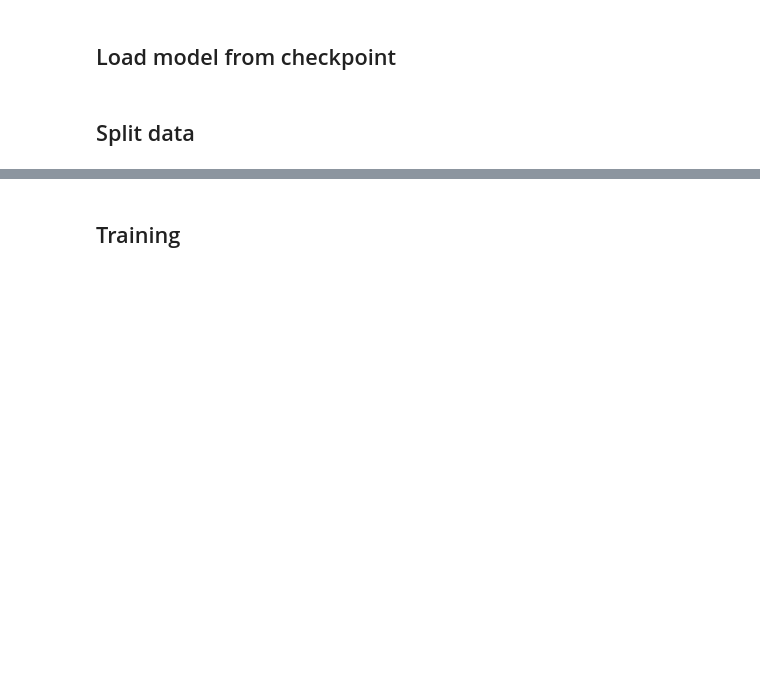
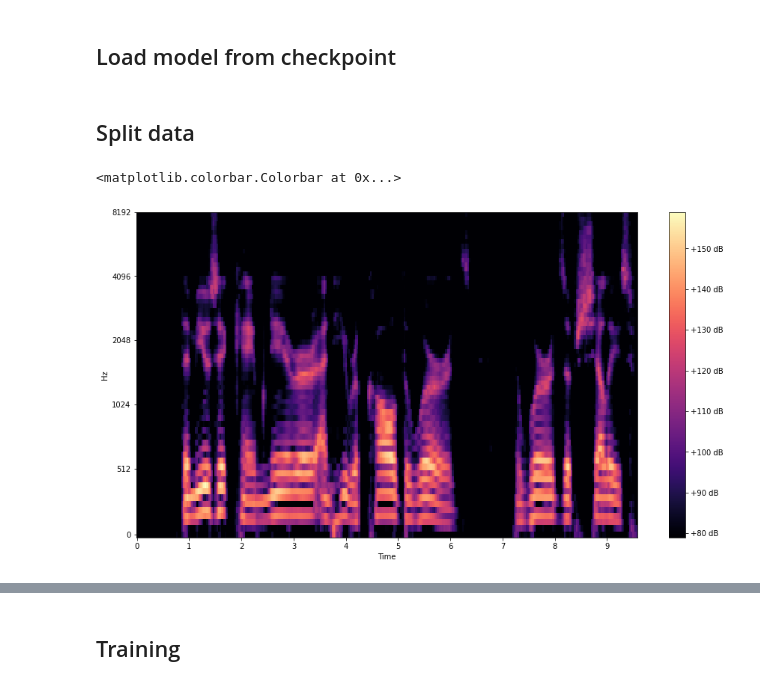
Before and after one commit to timurkakhanovich/ASR, a Jupyter notebook: quatznet.ipynb, the cells around one changed output, grey strips where cells are left out. Cells and saved outputs as stored; diff of their text form; code cells hidden in the pictures; blank space fills up the shorter version.

```diff
--- a/quatznet.ipynb
+++ b/quatznet.ipynb
@@ -65,7 +104,7 @@ class ASRProcessor(object):
 ## Dataset
 # %%
 class LibriDataset(Dataset):
-    def __init__(self, processor, root='', split='val', max_length=150):
+    def __init__(self, processor, root='', split='dev-clean'):
         assert split in ['dev-clean', 'dev-other', 'test-clean', 'test-other', 'train-clean-100'], \
                 'Split error!'
 
@@ -108,7 +147,7 @@ class LibriDataset(Dataset):
         labels_lengths_to_pad = max_len_per_labels - label_tokens_lengths - additive
 
         labels = torch.vstack([
-            F.pad(x['labels'], pad=(0, val_to_pad), value=len(processor.vocab) - 1)
+            F.pad(x['labels'], pad=(0, val_to_pad))
             for x, val_to_pad in zip(batch, labels_lengths_to_pad)
         ]).type(torch.int64)
 
@@ -119,11 +158,14 @@ class LibriDataset(Dataset):
             'target_lengths': label_tokens_lengths
         }
 # %%
-def set_split(processor, batch_size=32, train_shuffle=False):
+def set_split(batch_size=32, train_shuffle=False):
+    train_processor = ASRProcessor(split='train')
+    test_processor = ASRProcessor(split='test')
+
     datasets = {
-        'train': LibriDataset(processor, split='train-clean-100'),
-        'val': LibriDataset(processor, split='dev-clean'),
-        'test': LibriDataset(processor, split='test-clean')
+        'train': LibriDataset(train_processor, split='train-clean-100'),
+        'val': LibriDataset(test_processor, split='dev-clean'),
+        'test': LibriDataset(test_processor, split='test-clean')
     }
 
     dataloaders = {
@@ -438,8 +482,18 @@ criterion = nn.CTCLoss()
 # %% [markdown]
 ## Split data
 # %%
-_, dataloaders = set_split(
-    processor, batch_size=BATCH_SIZE, train_shuffle=True
+datasets, dataloaders = set_split(
+    batch_size=BATCH_SIZE, train_shuffle=True
 )
+# %%
+mel_spec_image = datasets['test'][5]['input_features'][:, :300]
+
+plt.figure(figsize=(15, 8))
+mel_sgram = librosa.amplitude_to_db(mel_spec_image, ref=np.min)
+librosa.display.specshow(mel_sgram, sr=16000, x_axis='time', y_axis='mel')
+plt.colorbar(format='%+2.0f dB')
+# %% [output]
+<matplotlib.colorbar.Colorbar at 0x...>
+[figure, added]
 # %%
 validate_model(model, dataloaders['val'], criterion, metrics)
```
Also changed, not shown: parts of 19 cells of this notebook.
